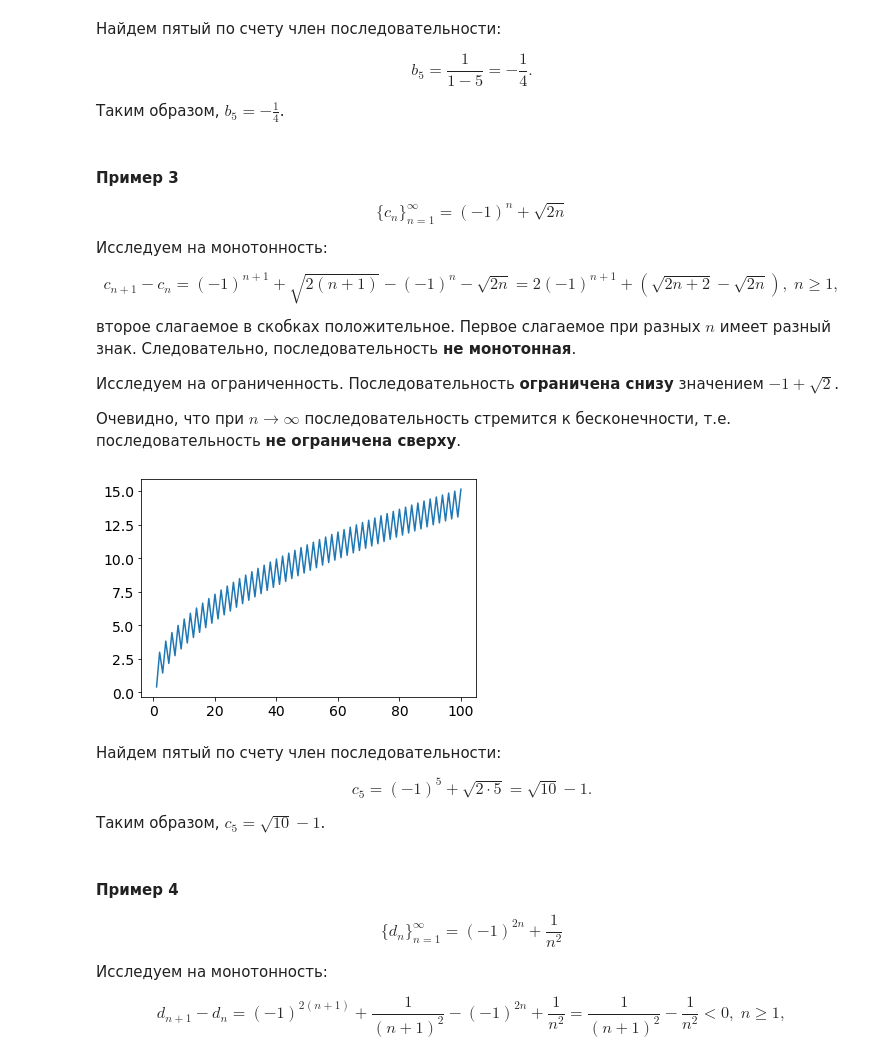
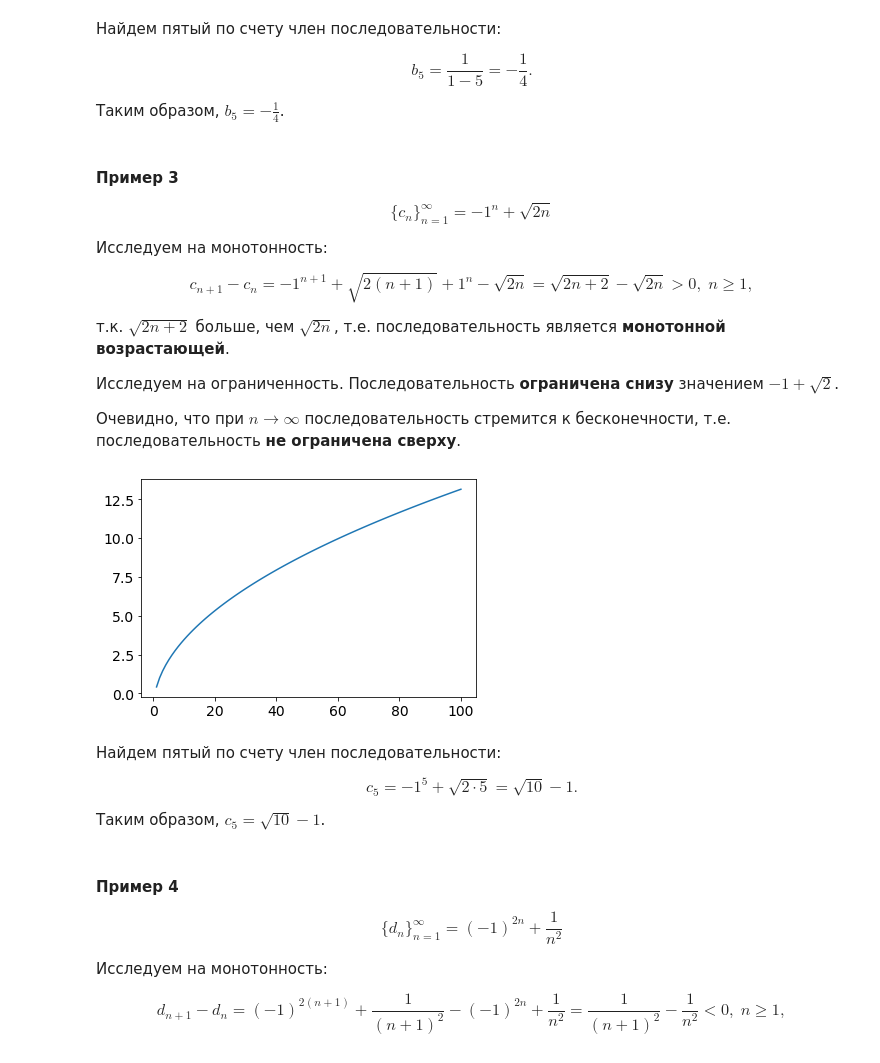
Before and after one commit to jkamalt/math-basics, a Jupyter notebook: lesson2/lesson2.ipynb, the cells around one changed output. Saved outputs shown, nothing was run; the diff lists cells and outputs as text; code cells hidden in the pictures.

Commit message:
Исправляет пример 3 с последовательностью

```diff
--- a/lesson2/lesson2.ipynb
+++ b/lesson2/lesson2.ipynb
@@ -291,29 +291,29 @@ $$b_5 = \frac{1}{1-5} = -\frac{1}{4}.$$
 # %% [markdown]
 #### Пример 3 <a class='anchor' id='seq_1_3'>
 
-$$\{c_n\}^{\infty}_{n=1} = (-1)^n + \sqrt{2n}$$
+$$\{c_n\}^{\infty}_{n=1} = -1^n + \sqrt{2n}$$
 
 Исследуем на монотонность:
 
-$$c_{n+1} - c_n = (-1)^{n+1} + \sqrt{2(n+1)} - (-1)^n - \sqrt{2n} = 2(-1)^{n+1} + \left(\sqrt{2n + 2} - \sqrt{2n}\right), \; n \ge 1,$$
+$$c_{n+1} - c_n = -1^{n+1} + \sqrt{2(n+1)} + 1^n - \sqrt{2n} = \sqrt{2n + 2} - \sqrt{2n} > 0, \; n \ge 1,$$
 
-второе слагаемое в скобках положительное. Первое слагаемое при разных $n$ имеет разный знак. Следовательно, последовательность **не монотонная**.
+т.к. $\sqrt{2n + 2}$ больше, чем $\sqrt{2n}$, т.е. последовательность является **монотонной возрастающей**.
 
 Исследуем на ограниченность. Последовательность **ограничена снизу** значением $-1 + \sqrt{2}$.
 
 Очевидно, что при $n \to \infty$ последовательность стремится к бесконечности, т.е. последовательность **не ограничена сверху**.
 # %%
 n = np.arange(1, 101)
-a = np.power(-1, n) + np.sqrt(2 * n)
+a = -np.power(1, n) + np.sqrt(2 * n)
 
 plt.plot(n, a)
 plt.show()
 # %% [output]
-[figure, old version]
+[figure, new version]
 # %% [markdown]
 Найдем пятый по счету член последовательности:
 
-$$c_5 = (-1)^5 + \sqrt{2 \cdot 5} = \sqrt{10} - 1.$$
+$$c_5 = -1^5 + \sqrt{2 \cdot 5} = \sqrt{10} - 1.$$
 
 Таким образом, $c_5 = \sqrt{10} - 1$.
 # %% [markdown]
```
